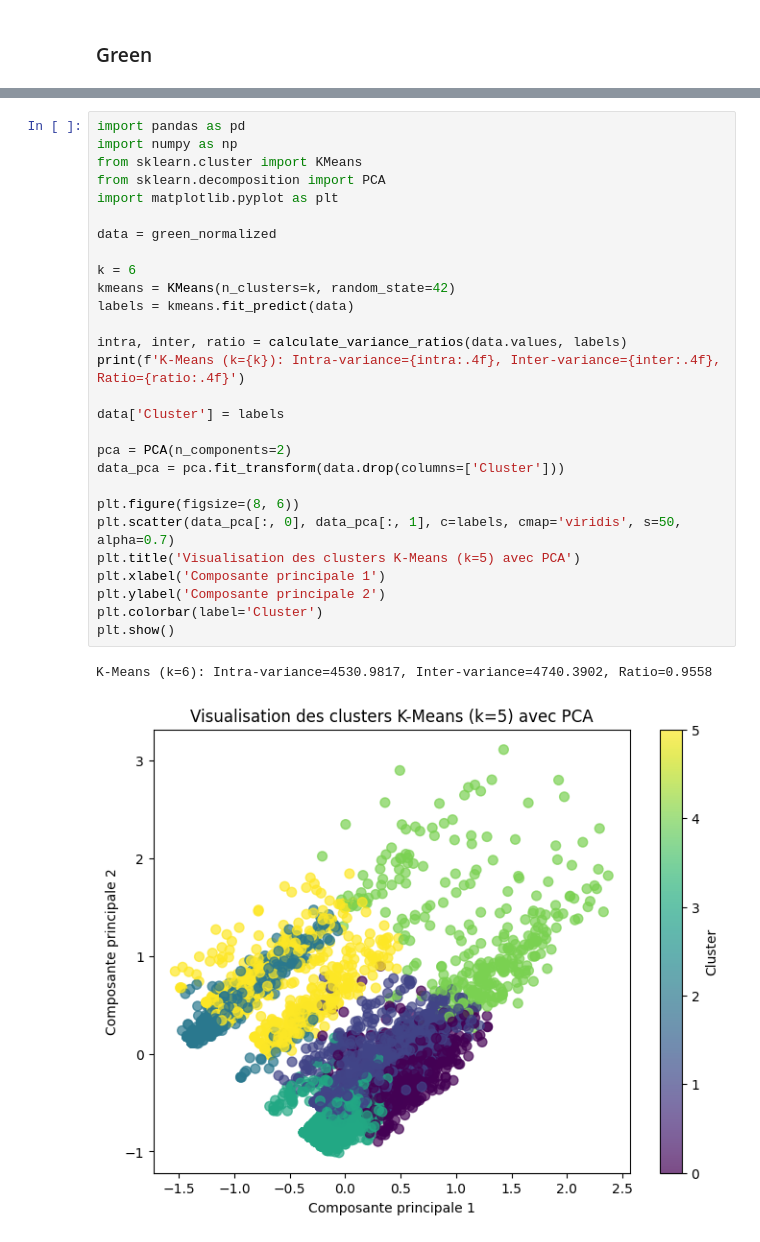
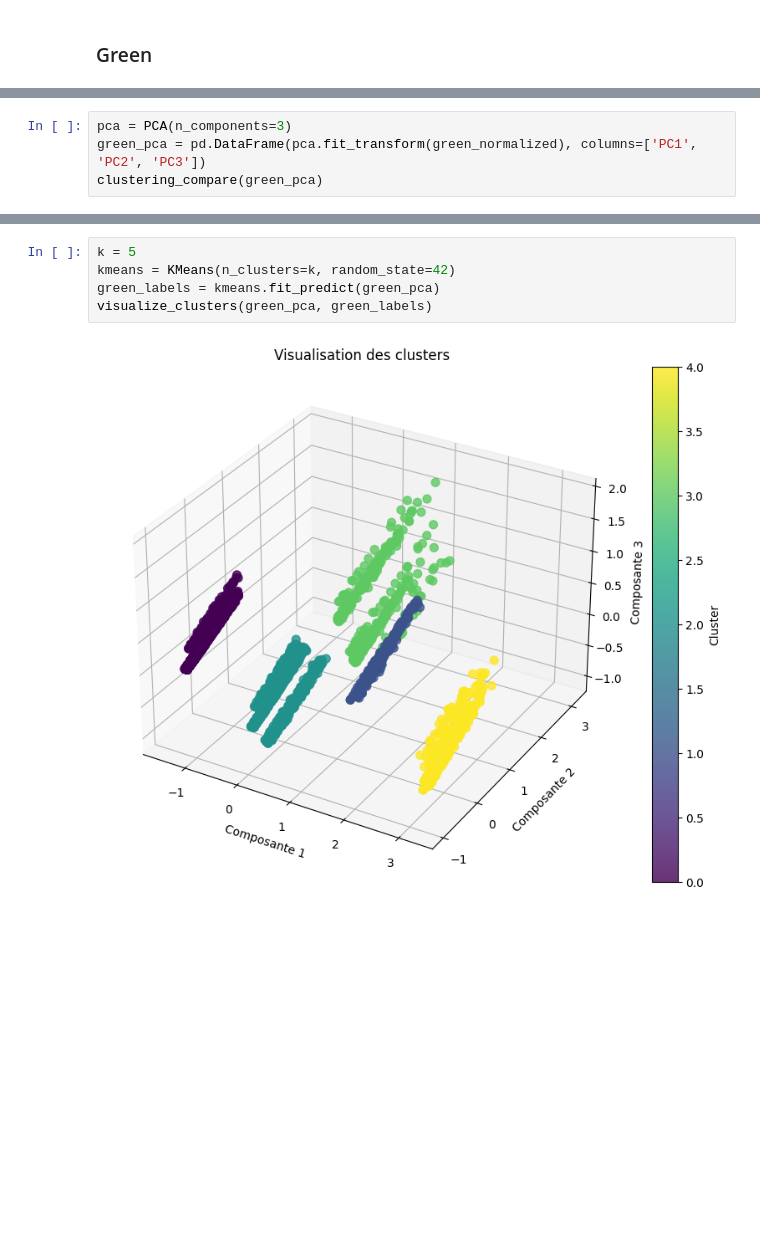
Before and after one commit to scia-assistant/kantar-LMD, a Jupyter notebook: Untitled.ipynb, the cells around one changed output, grey strips where cells are left out. Cells and saved outputs as stored; diff of their text form; blank space fills up the shorter version.

```diff
--- a/Untitled.ipynb
+++ b/Untitled.ipynb
@@ -332,0 +449,4 @@ Hiérarchique: Intra-variance=6504.748420024662, Inter-variance=2766.62349106422
+# %%
+pca = PCA(n_components=3)
+green_pca = pd.DataFrame(pca.fit_transform(green_normalized), columns=['PC1', 'PC2', 'PC3'])
+clustering_compare(green_pca)
@@ -348,31 +548,7 @@ Hiérarchique avec k=3 :
 # %%
-import pandas as pd
-import numpy as np
-from sklearn.cluster import KMeans
-from sklearn.decomposition import PCA
-import matplotlib.pyplot as plt
-
-data = green_normalized
-
-k = 6
+k = 5
 kmeans = KMeans(n_clusters=k, random_state=42)
-labels = kmeans.fit_predict(data)
-
-intra, inter, ratio = calculate_variance_ratios(data.values, labels)
-print(f'K-Means (k={k}): Intra-variance={intra:.4f}, Inter-variance={inter:.4f}, Ratio={ratio:.4f}')
-
-data['Cluster'] = labels
-
-pca = PCA(n_components=2)
-data_pca = pca.fit_transform(data.drop(columns=['Cluster']))
-
-plt.figure(figsize=(8, 6))
-plt.scatter(data_pca[:, 0], data_pca[:, 1], c=labels, cmap='viridis', s=50, alpha=0.7)
-plt.title('Visualisation des clusters K-Means (k=5) avec PCA')
-plt.xlabel('Composante principale 1')
-plt.ylabel('Composante principale 2')
-plt.colorbar(label='Cluster')
-plt.show()
+green_labels = kmeans.fit_predict(green_pca)
+visualize_clusters(green_pca, green_labels)
 # %% [output]
-K-Means (k=6): Intra-variance=4530.9817, Inter-variance=4740.3902, Ratio=0.9558
-[figure, old version]
+[figure, new version]
```
Also changed, not shown: parts of 24 cells of this notebook.
